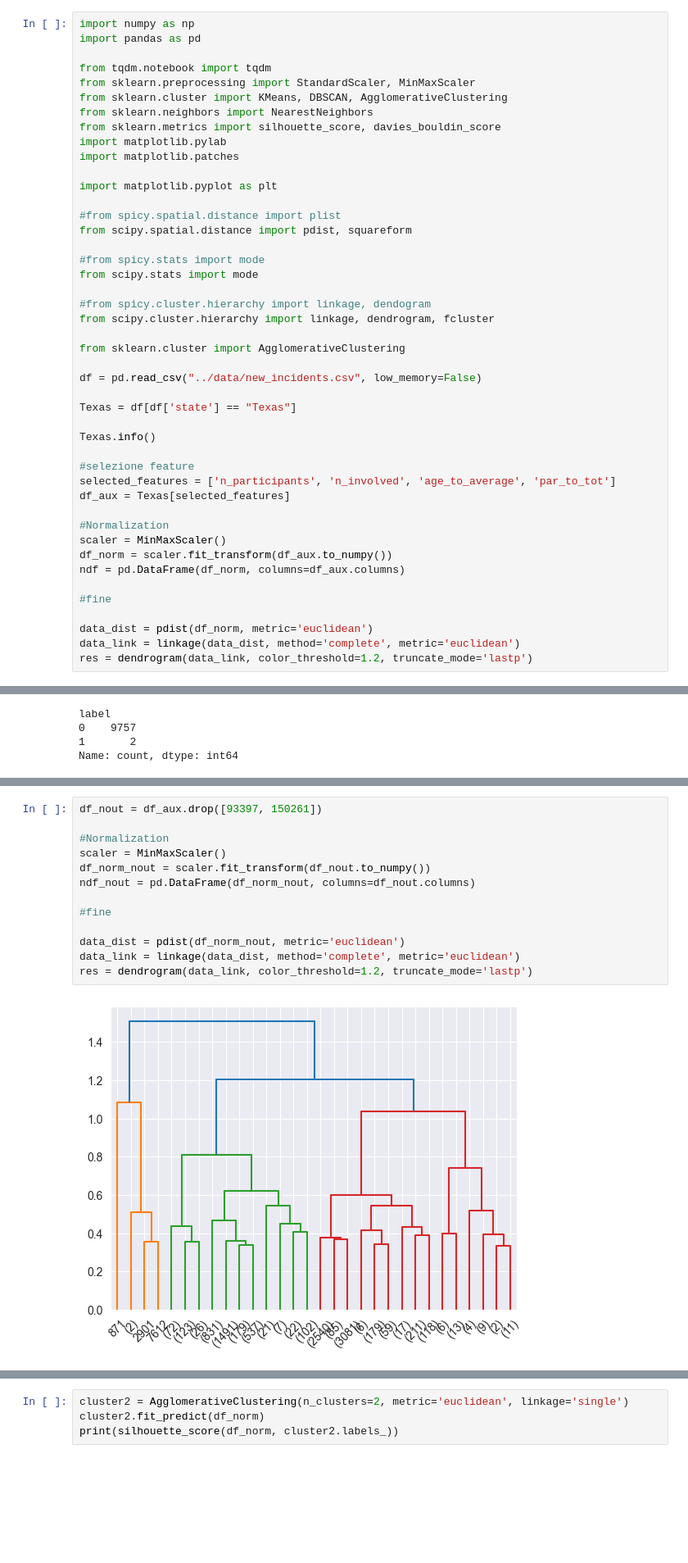
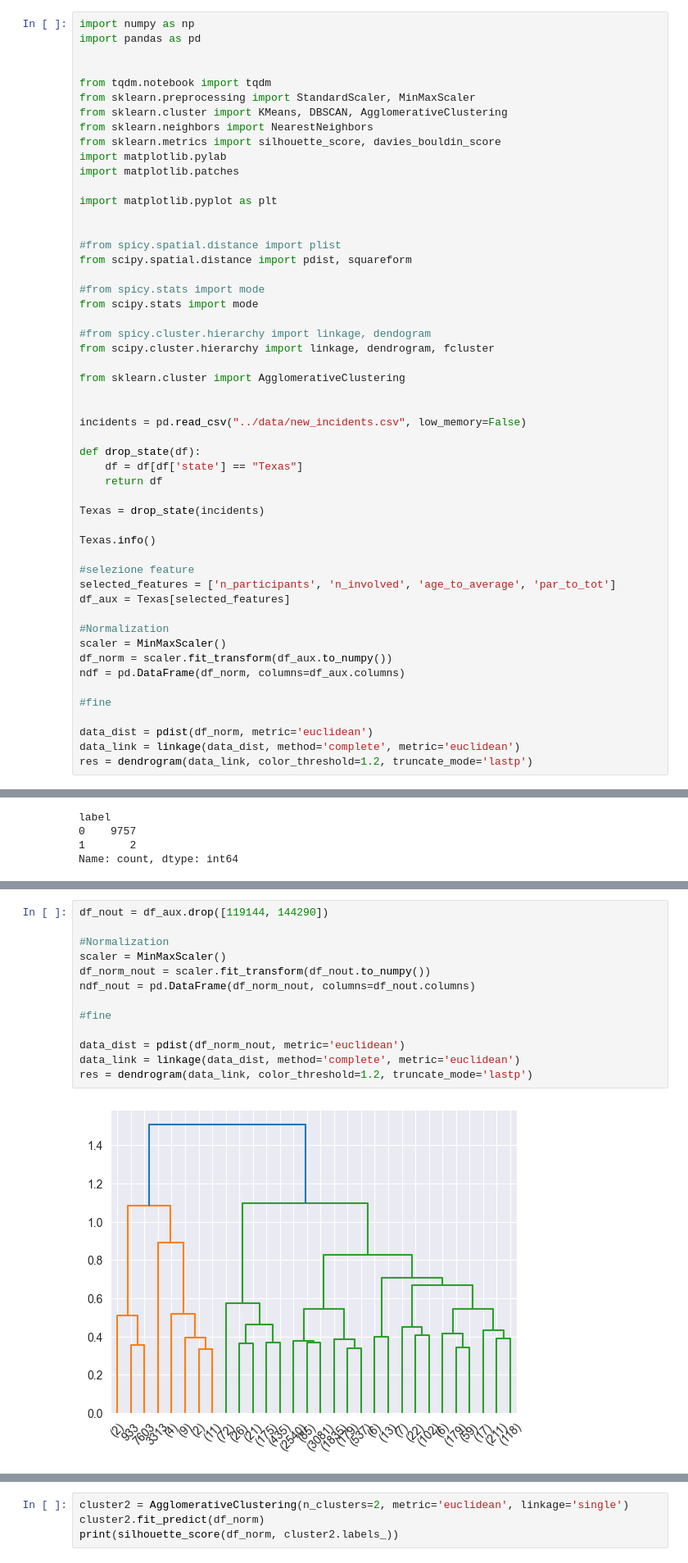
Before and after one commit to Alexthw46/DataMiningProject, a Jupyter notebook: TASK_2/hierarchical.ipynb, the cells around one changed output, grey strips where cells are left out. Shown at 82% size. Saved outputs shown, nothing was run; the diff lists cells and outputs as text; blank space fills up the shorter version.

```diff
--- a/TASK_2/hierarchical.ipynb
+++ b/TASK_2/hierarchical.ipynb
@@ -1,6 +1,7 @@
 # %%
 import numpy as np
 import pandas as pd
+
 
 from tqdm.notebook import tqdm
 from sklearn.preprocessing import StandardScaler, MinMaxScaler
@@ -11,6 +12,7 @@ import matplotlib.pylab
 import matplotlib.patches
 
 import matplotlib.pyplot as plt
+
 
 #from spicy.spatial.distance import plist
 from scipy.spatial.distance import pdist, squareform
@@ -23,9 +25,14 @@ from scipy.cluster.hierarchy import linkage, dendrogram, fcluster
 
 from sklearn.cluster import AgglomerativeClustering
 
-df = pd.read_csv("../data/new_incidents.csv", low_memory=False)
 
-Texas = df[df['state'] == "Texas"]
+incidents = pd.read_csv("../data/new_incidents.csv", low_memory=False)
+
+def drop_state(df):
+    df = df[df['state'] == "Texas"]
+    return df
+
+Texas = drop_state(incidents)
 
 Texas.info()
 
@@ -111,18 +118,18 @@ print(outliers_row)
 # %%
-df_nout = df_aux.drop([93397, 150261])
+df_nout = df_aux.drop([119144, 144290])
 
 #Normalization
 scaler = MinMaxScaler()
 df_norm_nout = scaler.fit_transform(df_nout.to_numpy())
 ndf_nout = pd.DataFrame(df_norm_nout, columns=df_nout.columns)
 
 #fine
 
 data_dist = pdist(df_norm_nout, metric='euclidean')
 data_link = linkage(data_dist, method='complete', metric='euclidean')
 res = dendrogram(data_link, color_threshold=1.2, truncate_mode='lastp')
 # %% [output]
-[figure, old version]
+[figure, new version]
 # %%
 cluster = AgglomerativeClustering(n_clusters=3, metric='euclidean', linkage='complete')
 cluster.fit_predict(df_norm_nout)
```
Also changed, not shown: parts of 14 cells of this notebook, 5 other files.
